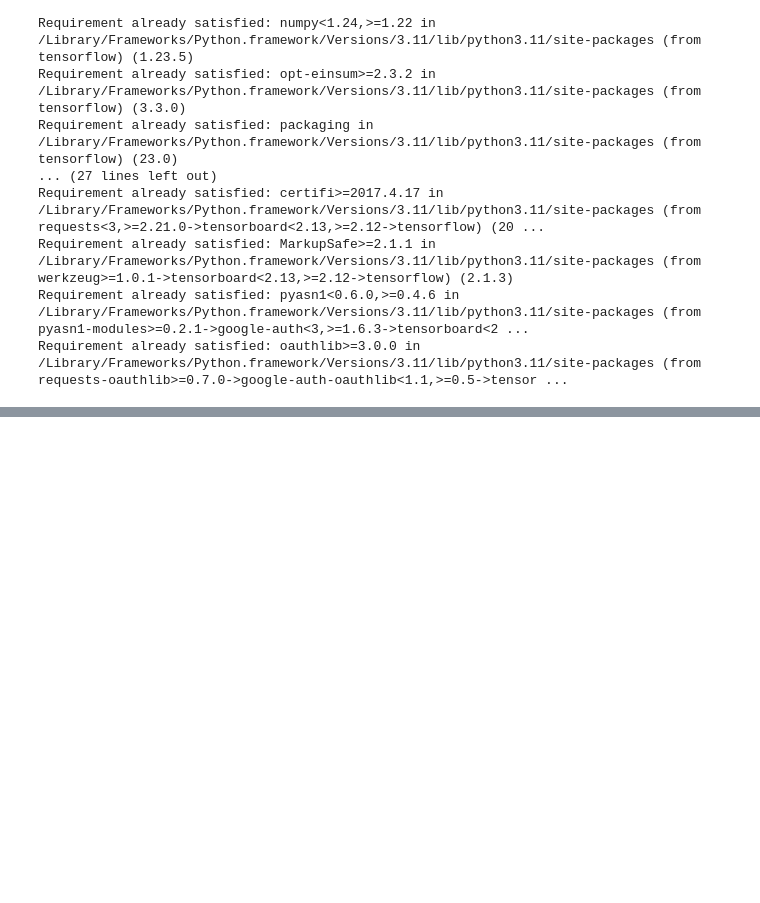
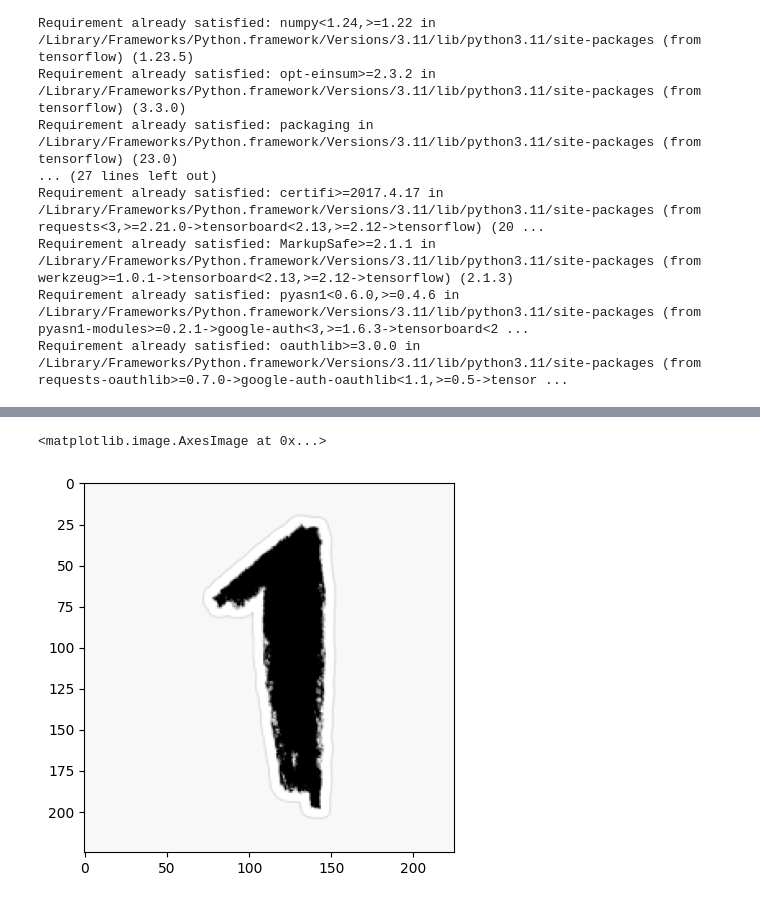
Before and after one commit to JSansa/mlops-2024, a Jupyter notebook: 21_convolutional_neural_net.ipynb, the cells around one changed output, grey strips where cells are left out. Drawn from its saved outputs; the diff is of its cells as text; code cells hidden in the pictures; blank space fills up the shorter version.

```diff
--- a/21_convolutional_neural_net.ipynb
+++ b/21_convolutional_neural_net.ipynb
@@ -67,0 +105,10 @@ model.add(Dense(10, activation='softmax'))
+# %%
+import cv2
+import matplotlib.pyplot as plt
+# Faire une prédiction d'une image de test
+image_1 = cv2.imread("datasets/1.png")
+plt.imshow(image_1)
+# Tester avec les images présentes dans le dossier "datasets"
+# %% [output]
+<matplotlib.image.AxesImage at 0x...>
+[figure, added]
```
Also changed, not shown: parts of 4 cells of this notebook.
